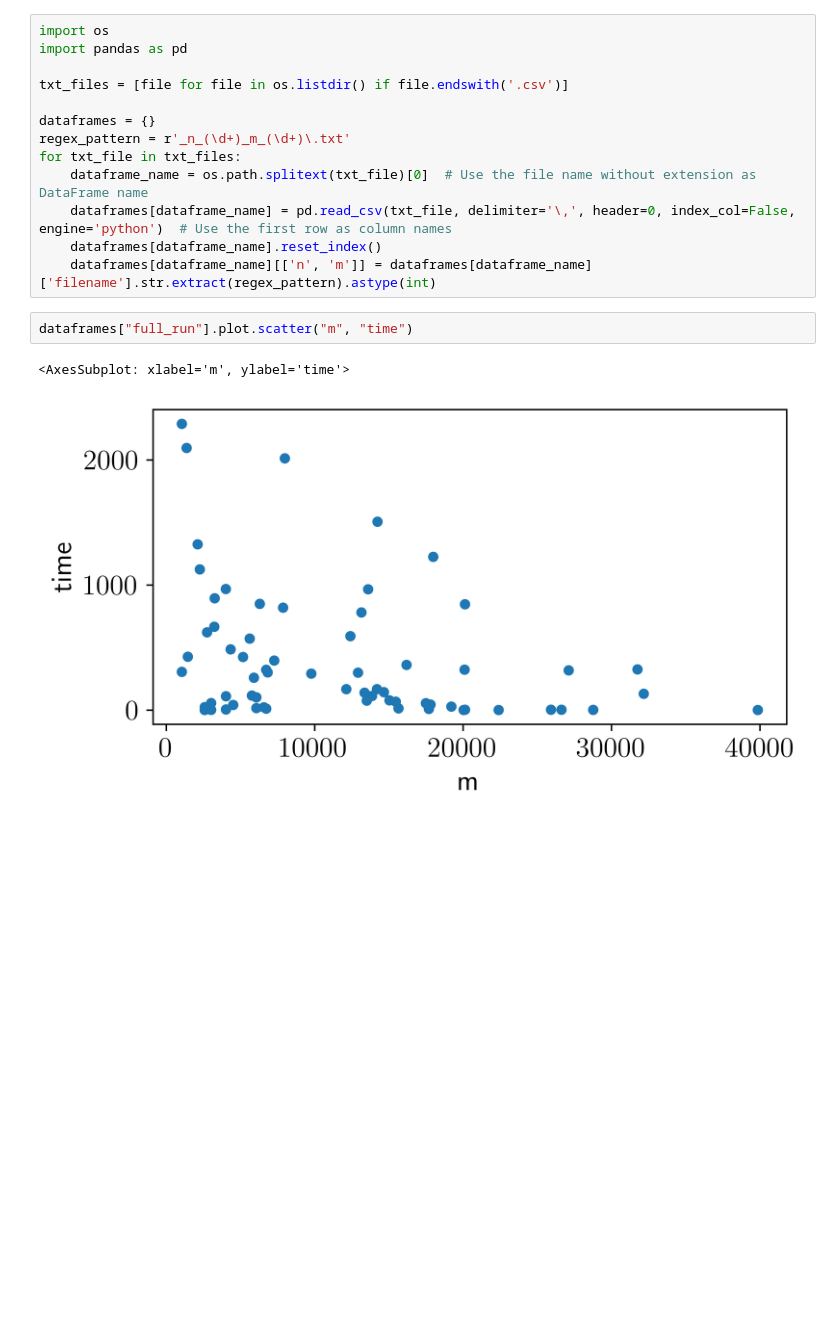
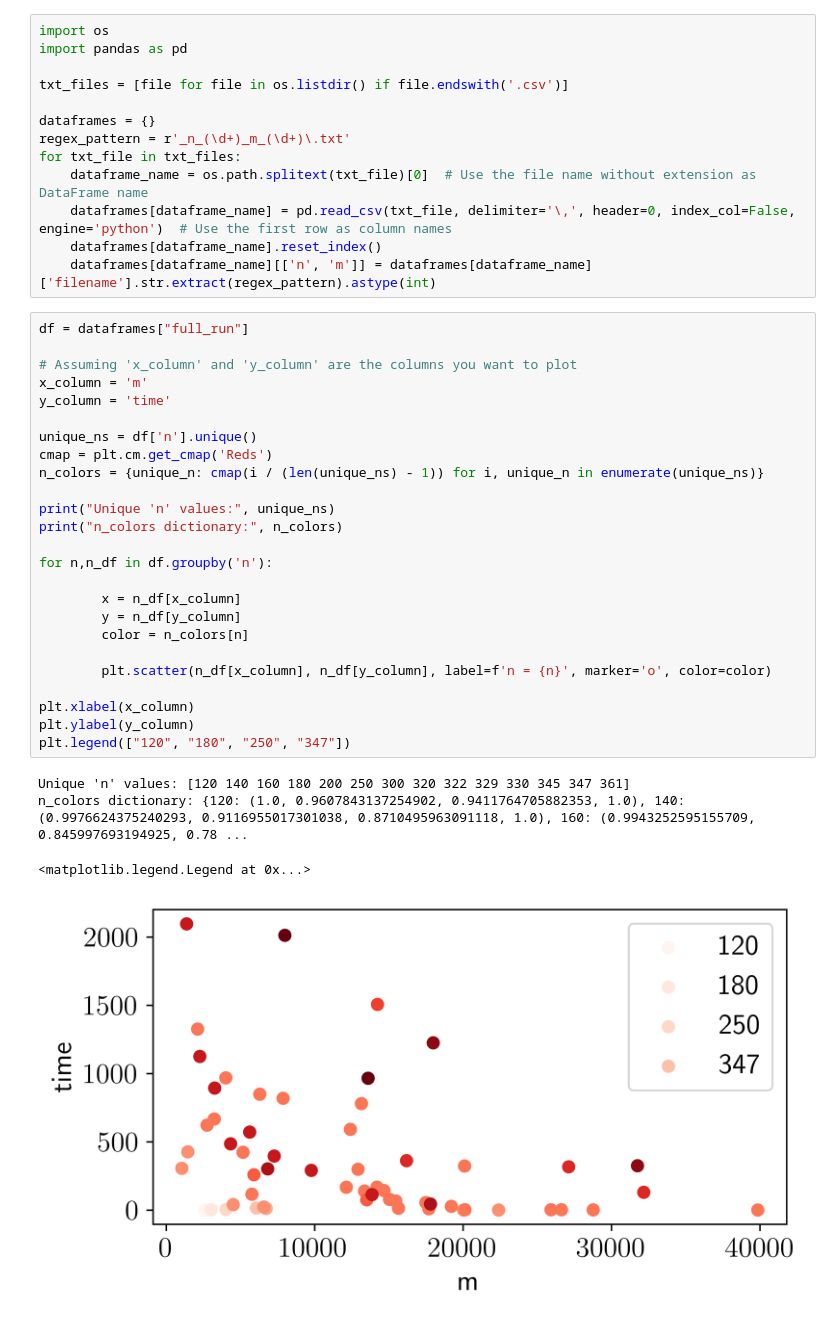
Before and after one commit to tellocam/HeuristicOptimization, a Jupyter notebook: ProgEx1/data/results/results_plots.ipynb, the cells around one changed output. Cells and saved outputs as stored; diff of their text form; blank space fills up the shorter version.

Commit message:
plots finished or prepared for now

```diff
--- a/ProgEx1/data/results/results_plots.ipynb
+++ b/ProgEx1/data/results/results_plots.ipynb
@@ -40,8 +40,33 @@ for txt_file in txt_files:
     dataframes[dataframe_name] = pd.read_csv(txt_file, delimiter='\,', header=0, index_col=False, engine='python')  # Use the first row as column names
     dataframes[dataframe_name].reset_index()
     dataframes[dataframe_name][['n', 'm']] = dataframes[dataframe_name]['filename'].str.extract(regex_pattern).astype(int)
-# %%
-dataframes["full_run"].plot.scatter("m", "time")
-# %% [output]
-<AxesSubplot: xlabel='m', ylabel='time'>
-[figure, removed]
+# %%
+df = dataframes["full_run"]
+
+# Assuming 'x_column' and 'y_column' are the columns you want to plot
+x_column = 'm'
+y_column = 'time'
+
+unique_ns = df['n'].unique()
+cmap = plt.cm.get_cmap('Reds')
+n_colors = {unique_n: cmap(i / (len(unique_ns) - 1)) for i, unique_n in enumerate(unique_ns)}
+
+print("Unique 'n' values:", unique_ns)
+print("n_colors dictionary:", n_colors)
+
+for n,n_df in df.groupby('n'):
+
+        x = n_df[x_column]
+        y = n_df[y_column]
+        color = n_colors[n]
+
+        plt.scatter(n_df[x_column], n_df[y_column], label=f'n = {n}', marker='o', color=color)
+
+plt.xlabel(x_column)
+plt.ylabel(y_column)
+plt.legend(["120", "180", "250", "347"])
+# %% [output]
+Unique 'n' values: [120 140 160 180 200 250 300 320 322 329 330 345 347 361]
+n_colors dictionary: {120: (1.0, 0.9607843137254902, 0.9411764705882353, 1.0), 140: (0.9976624375240293, 0.9116955017301038, 0.8710495963091118, 1.0), 160: (0.9943252595155709, 0.845997693194925, 0.78 ...
+<matplotlib.legend.Legend at 0x...>
+[figure, added]
```
Also changed, not shown: 1 other file.
